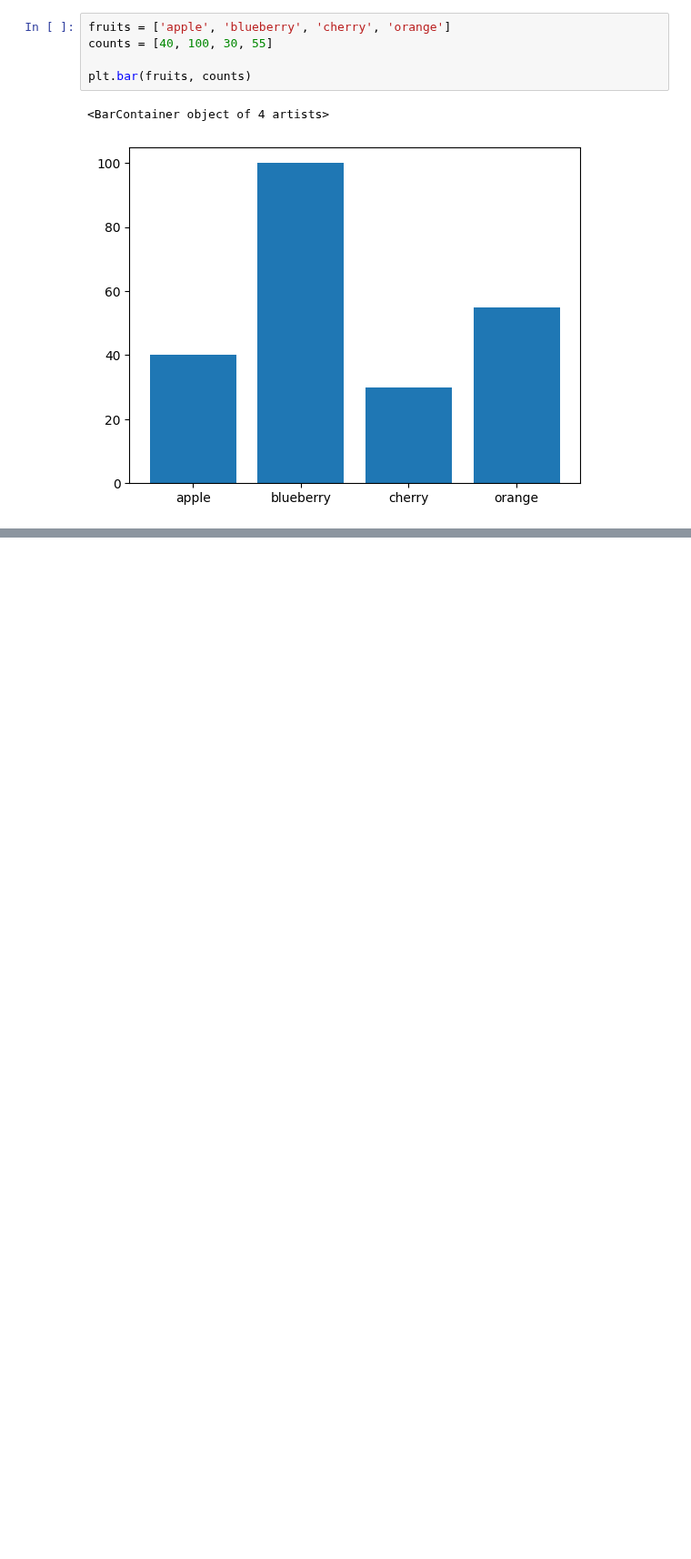
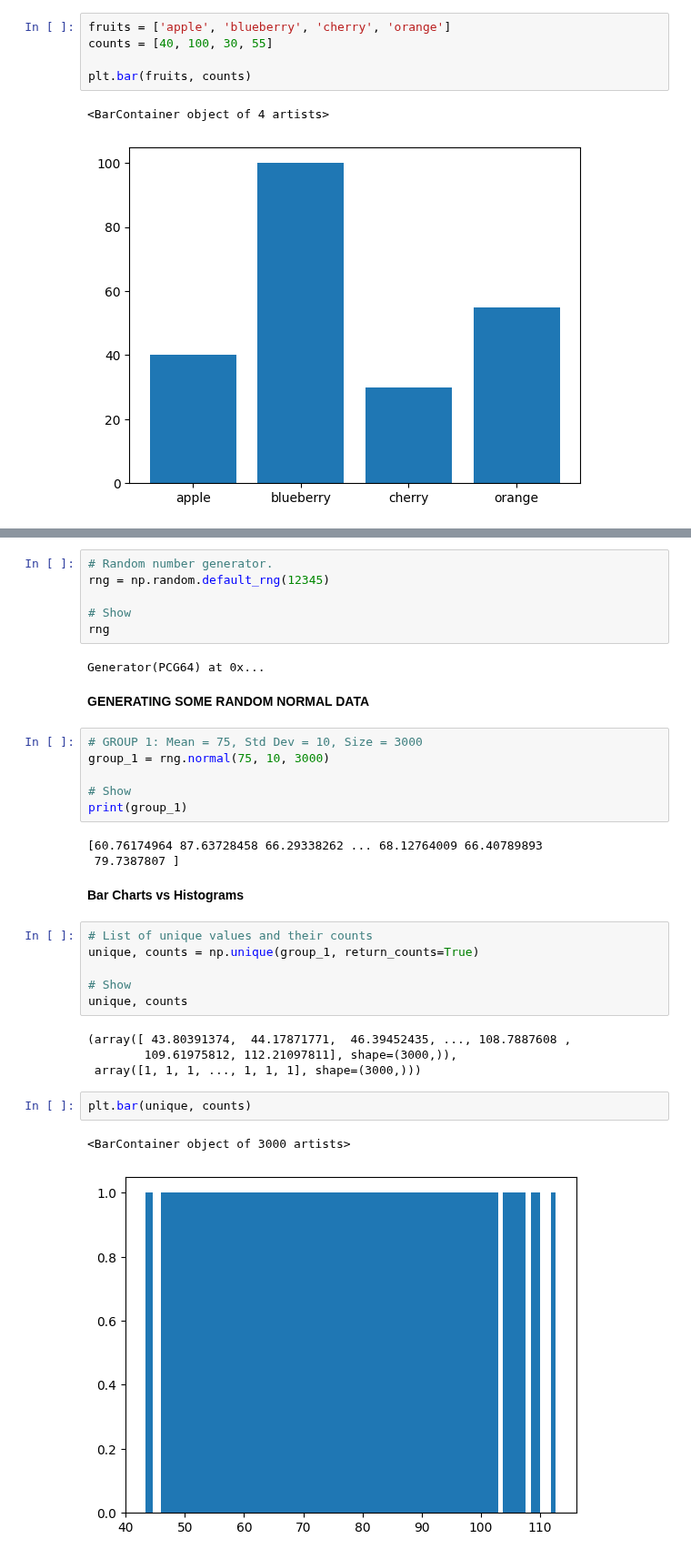
Before and after one commit to Glogover/principles_of_data_analytics, a Jupyter notebook: boxplots.ipynb, the cells around one changed output, grey strips where cells are left out. Shown at 91% size. Drawn from its saved outputs; the diff is of its cells as text; blank space fills up the shorter version.

```diff
--- a/boxplots.ipynb
+++ b/boxplots.ipynb
@@ -22,0 +25,36 @@ plt.bar(fruits, counts)
+# %%
+# Random number generator.
+rng = np.random.default_rng(12345)
+
+# Show
+rng
+# %% [output]
+Generator(PCG64) at 0x...
+# %% [markdown]
+**GENERATING SOME RANDOM NORMAL DATA**
+# %%
+# GROUP 1: Mean = 75, Std Dev = 10, Size = 3000
+group_1 = rng.normal(75, 10, 3000)
+
+# Show
+print(group_1)
+# %% [output]
+[60.76174964 87.63728458 66.29338262 ... 68.12764009 66.40789893
+ 79.7387807 ]
+# %% [markdown]
+**Bar Charts vs Histograms**
+# %%
+# List of unique values and their counts
+unique, counts = np.unique(group_1, return_counts=True)
+
+# Show
+unique, counts
+# %% [output]
+(array([ 43.80391374,  44.17871771,  46.39452435, ..., 108.7887608 ,
+        109.61975812, 112.21097811], shape=(3000,)),
+ array([1, 1, 1, ..., 1, 1, 1], shape=(3000,)))
+# %%
+plt.bar(unique, counts)
+# %% [output]
+<BarContainer object of 3000 artists>
+[figure, added]
```
Also changed, not shown: parts of 6 cells of this notebook.
